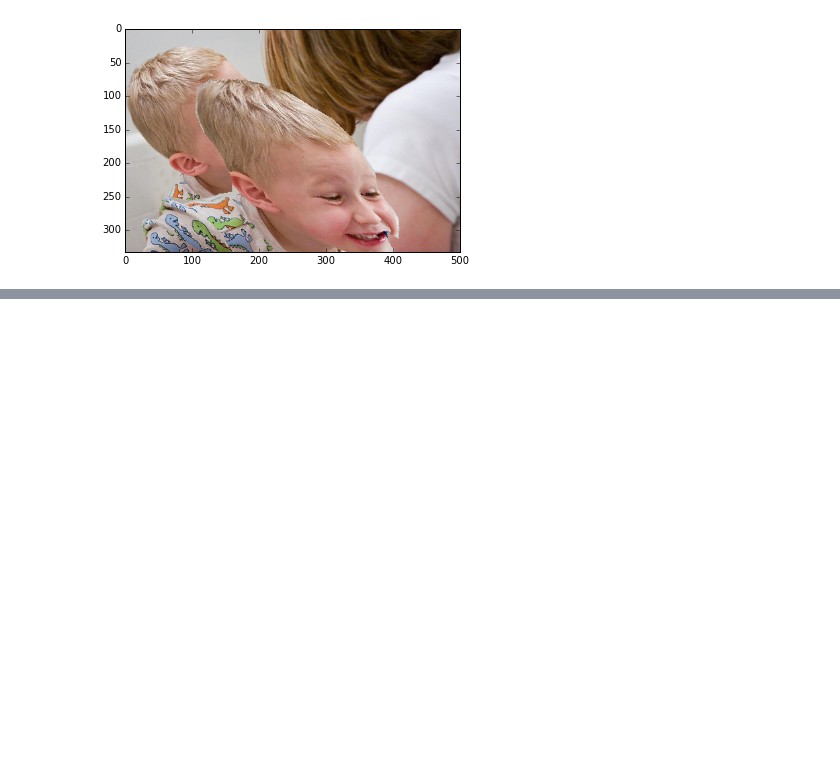
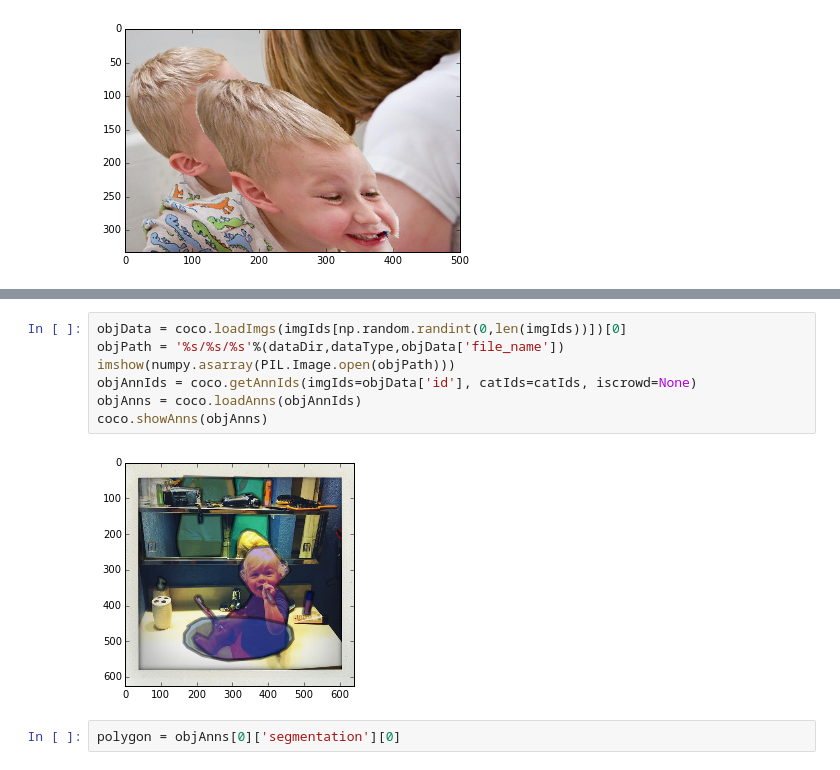
Before and after one commit to jccaicedo/localization-agent, a Jupyter notebook: Synthetic tracking examples from static images.ipynb, the cells around one changed output, grey strips where cells are left out. Cells and saved outputs as stored; diff of their text form; blank space fills up the shorter version.

```diff
--- a/Synthetic tracking examples from static images.ipynb
+++ b/Synthetic tracking examples from static images.ipynb
@@ -80,0 +88,11 @@ Scale: [ 1.63450483  0.90200583]        Angle: -0.556204528279  Translation: [-0
+# %%
+objData = coco.loadImgs(imgIds[np.random.randint(0,len(imgIds))])[0]
+objPath = '%s/%s/%s'%(dataDir,dataType,objData['file_name'])
+imshow(numpy.asarray(PIL.Image.open(objPath)))
+objAnnIds = coco.getAnnIds(imgIds=objData['id'], catIds=catIds, iscrowd=None)
+objAnns = coco.loadAnns(objAnnIds)
+coco.showAnns(objAnns)
+# %% [output]
+[figure, added]
+# %%
+polygon = objAnns[0]['segmentation'][0]
```
Also changed, not shown: parts of 8 cells of this notebook, 1 other file.
